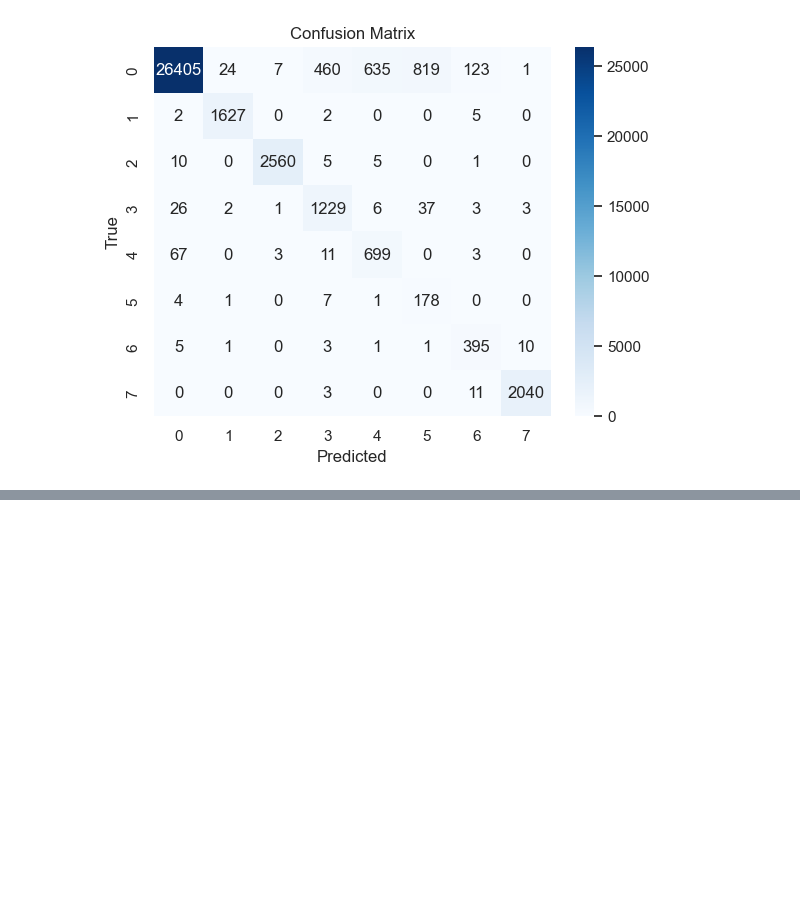
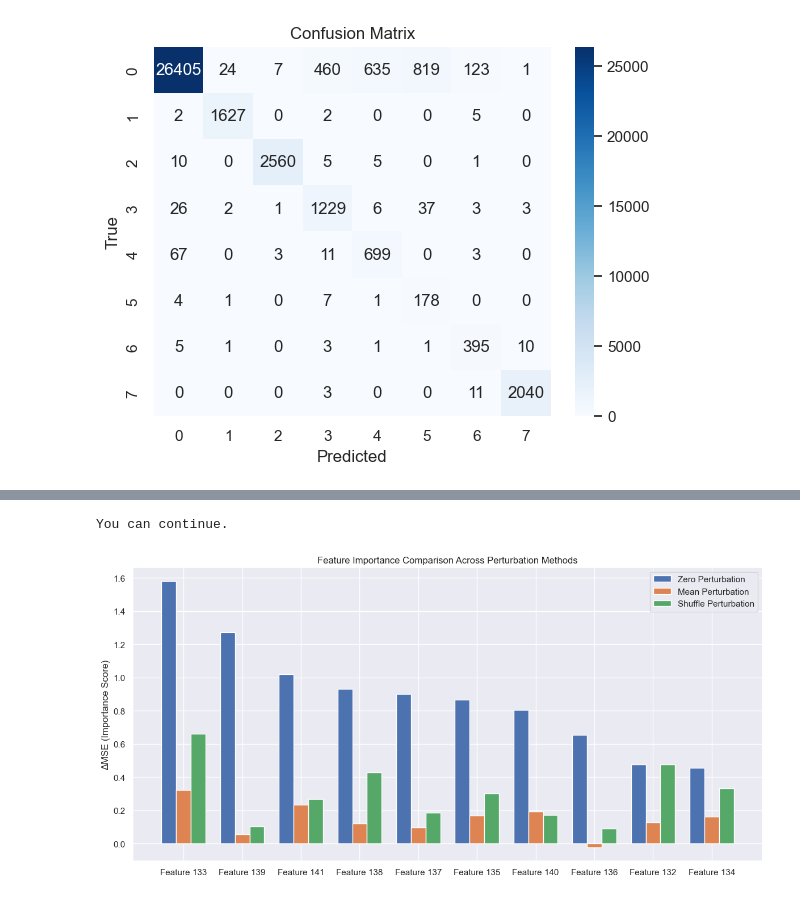
Before and after one commit to KostiantynBoiar/ECG-data-preprocessing, a Jupyter notebook: Tasks.ipynb, the cells around one changed output, grey strips where cells are left out. Saved outputs shown, nothing was run; the diff lists cells and outputs as text; code cells hidden in the pictures; blank space fills up the shorter version.

```diff
--- a/Tasks.ipynb
+++ b/Tasks.ipynb
@@ -94,0 +269,73 @@ F1 Score: 0.8150335985713419
+# %%
+
+
+# 参数设置
+num_features = X.shape[1]
+kf = KFold(n_splits=5, shuffle=True, random_state=42)
+
+# 初始化重要性矩阵：每种扰动方式 × 每个特征
+importance_dict = {
+    'zero': np.zeros(num_features),
+    'mean': np.zeros(num_features),
+    'shuffle': np.zeros(num_features)
+}
+
+# 每种扰动方式的每折得分列表（用于计算方差）
+score_dict = {
+    'zero': [[] for _ in range(num_features)],
+    'mean': [[] for _ in range(num_features)],
+    'shuffle': [[] for _ in range(num_features)]
+}
+
+# 主循环
+for train_idx, val_idx in kf.split(X):
+    X_train, X_val = X[train_idx], X[val_idx]
+    y_train, y_val = y[train_idx], y[val_idx]
+
+    model = SVC(kernel='linear')
+    model.fit(X_train, y_train)
+    y_pred_orig = model.predict(X_val)
+
+    for j in range(num_features):
+        for method in ['zero', 'mean', 'shuffle']:
+            X_val_perturbed = X_val.copy()
+
+            if method == 'zero':
+                X_val_perturbed[:, j] = 0
+            elif method == 'mean':
+                X_val_perturbed[:, j] = np.mean(X_val_perturbed[:, j])
+            elif method == 'shuffle':
+                np.random.shuffle(X_val_perturbed[:, j])
+
+            y_pred_perturbed = model.predict(X_val_perturbed)
+            delta_mse = (y_val - y_pred_perturbed)**2 - (y_val - y_pred_orig)**2
+            score = np.mean(delta_mse)
+
+            importance_dict[method][j] += score
+            score_dict[method][j].append(score)
+
+# 平均化每个特征的得分
+for method in importance_dict:
+    importance_dict[method] /= kf.get_n_splits()
+print('You can continue.')
+# %% [output]
+You can continue.
+# %%
+top_features = np.argsort(importance_dict['zero'])[-10:][::-1]
+
+x = np.arange(len(top_features))
+width = 0.25
+
+plt.figure(figsize=(12, 6))
+plt.bar(x - width, importance_dict['zero'][top_features], width=width, label='Zero Perturbation')
+plt.bar(x, importance_dict['mean'][top_features], width=width, label='Mean Perturbation')
+plt.bar(x + width, importance_dict['shuffle'][top_features], width=width, label='Shuffle Perturbation')
+
+plt.xticks(x, [f"Feature {i}" for i in top_features])
+plt.ylabel("ΔMSE (Importance Score)")
+plt.title("Feature Importance Comparison Across Perturbation Methods")
+plt.legend()
+plt.tight_layout()
+plt.show()
+# %% [output]
+[figure, added]
```
Also changed, not shown: parts of 15 cells of this notebook.
